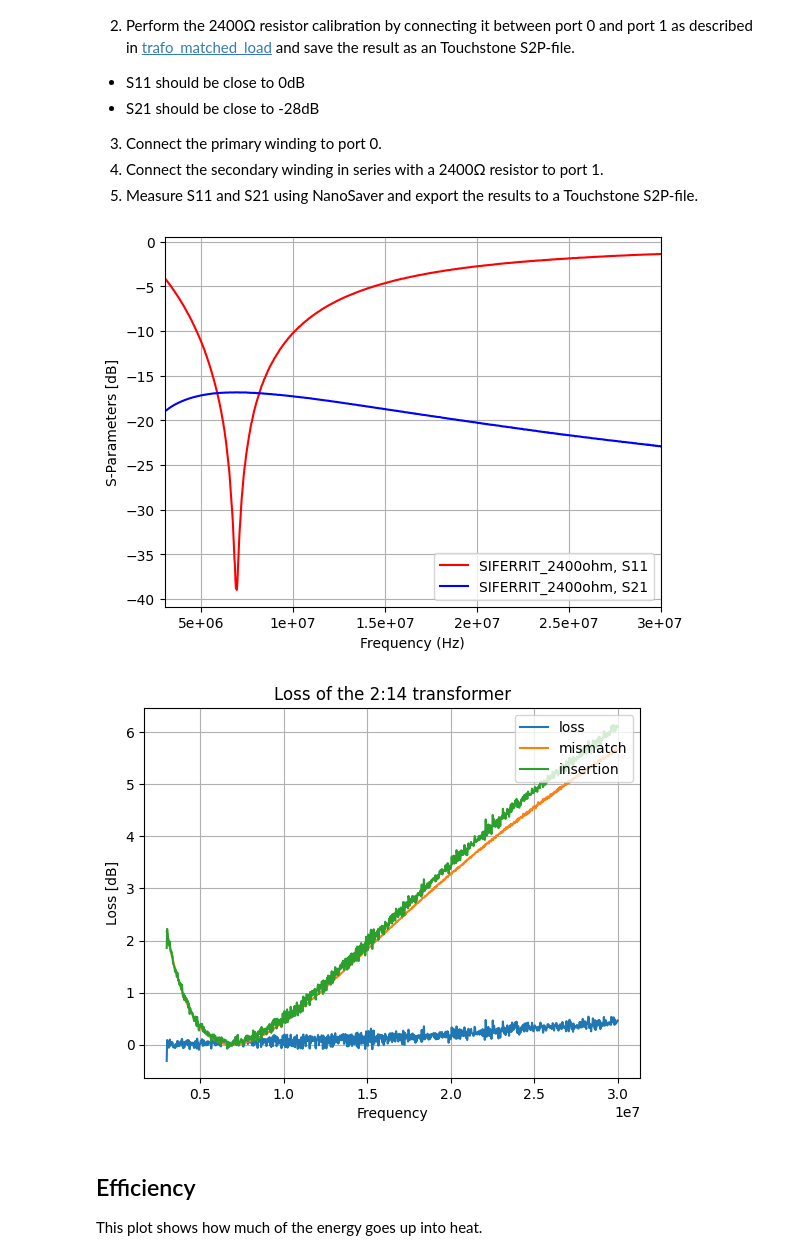
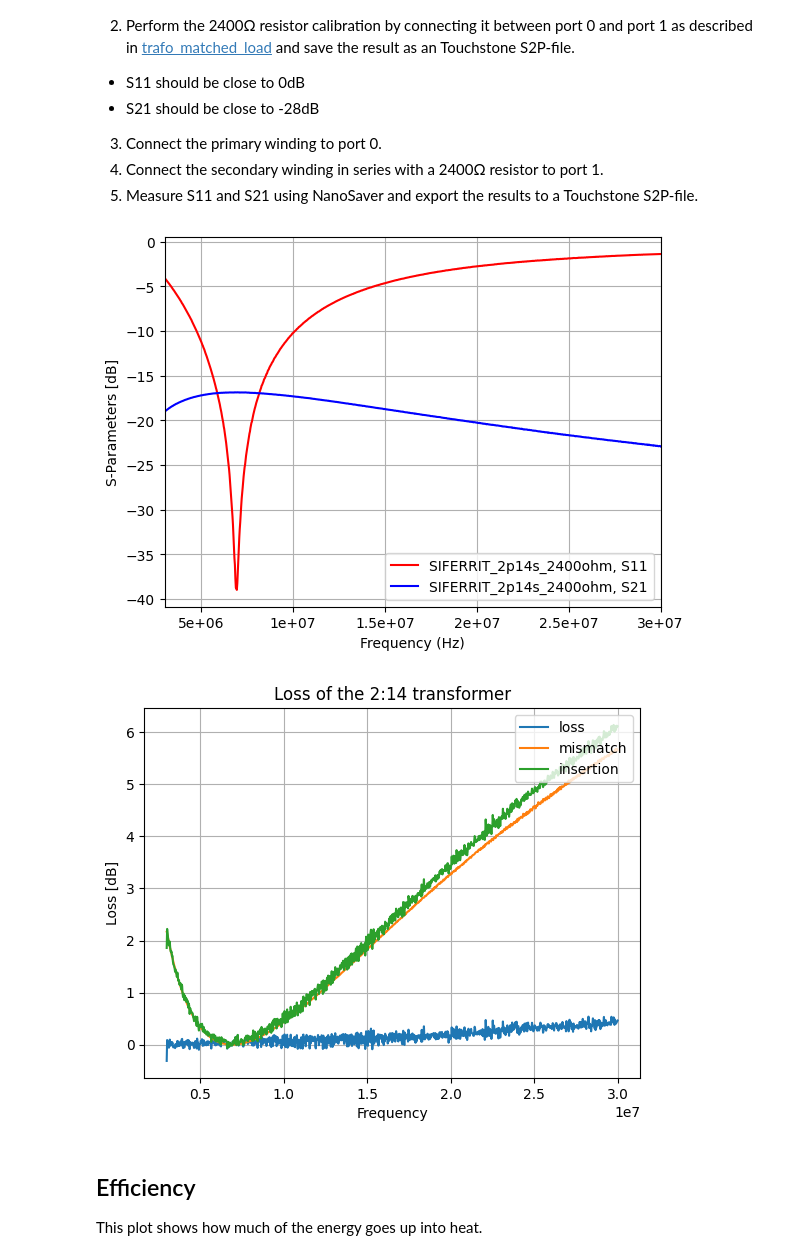
Before and after one commit to LieBtrau/zombocalypse-emcomms, a Jupyter notebook: SIFERRIT_K1.ipynb, the cells around one changed output. Saved outputs shown, nothing was run; the diff lists cells and outputs as text; code cells hidden in the pictures.

```diff
--- a/SIFERRIT_K1.ipynb
+++ b/SIFERRIT_K1.ipynb
@@ -111,10 +114,10 @@ The measured winding capacity is 284pF, which is quite high.  It's not surprisin
 # %%
 from plotResults import plot_s_parameters, plot_transformer_loss
 
-plot_s_parameters('./measurements/SIFERRIT/SIFERRIT_2400ohm.s2p')
-loss_db = plot_transformer_loss('./measurements/SIFERRIT/SIFERRIT_2400ohm.s2p', './measurements/SIFERRIT/SIFERRIT_cal_2400ohm.s2p', 'Loss of the 2:14 transformer')
+plot_s_parameters('./measurements/SIFERRIT/SIFERRIT_2p14s_2400ohm.s2p')
+loss_db = plot_transformer_loss('./measurements/SIFERRIT/SIFERRIT_2p14s_2400ohm.s2p', './measurements/SIFERRIT/SIFERRIT_cal_2400ohm.s2p', 'Loss of the 2:14 transformer')
 # %% [output]
-[figure, old version]
+[figure, new version]
 [figure]
 # %% [markdown]
 ## Efficiency
```
Also changed, not shown: parts of 9 cells of this notebook, 4 other files.
